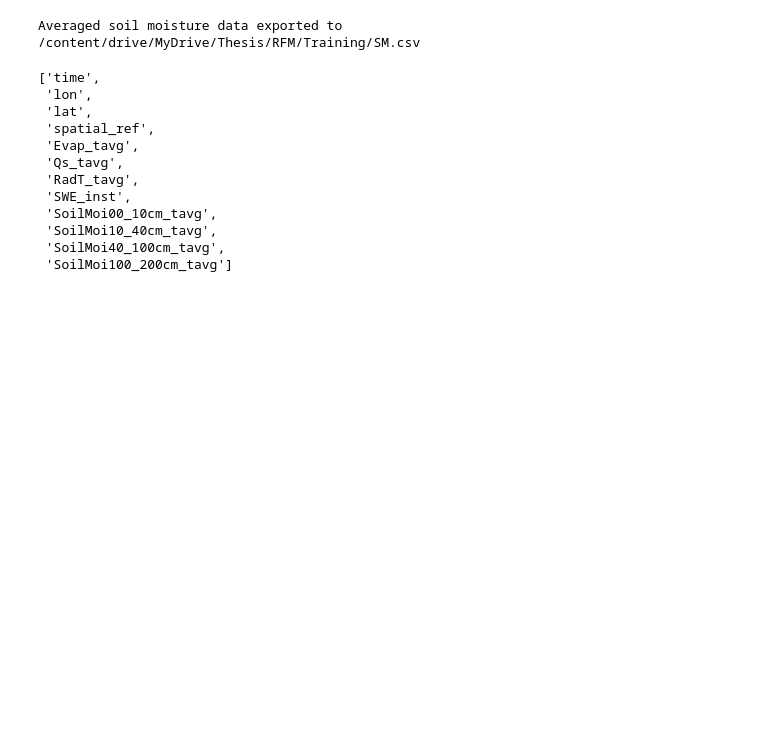
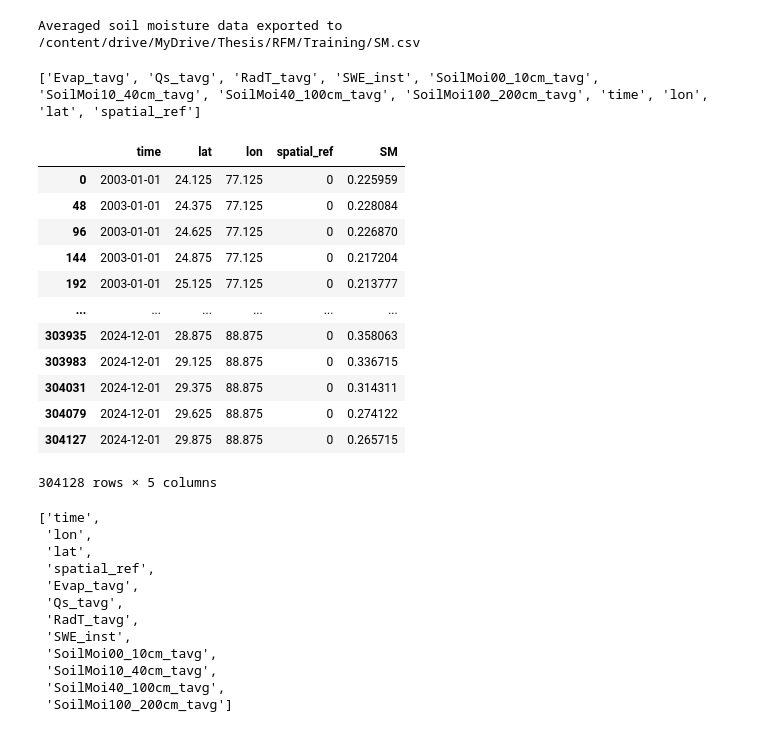
Before and after one commit to AshHydroCoder/GRACE-Downscaler, a Jupyter notebook: Making_raw_files_for_RFM.ipynb, the cells around one changed output. Drawn from its saved outputs; the diff is of its cells as text; code cells hidden in the pictures; blank space fills up the shorter version.

```diff
--- a/Making_raw_files_for_RFM.ipynb
+++ b/Making_raw_files_for_RFM.ipynb
@@ -528,6 +529,49 @@ df_mean.to_csv(output_file, index=False)
 print(f"Averaged soil moisture data exported to {output_file}")
 # %% [output]
 Averaged soil moisture data exported to /content/drive/MyDrive/Thesis/RFM/Training/SM.csv
+# %%
+#different way to export the average
+# Save the regridded data to a NetCDF file
+vars = [variable for variable in FLDAS_regrid.variables]
+print(vars)
+vars[8:12]
+dynamic_vars = {}
+for i in range(4, 8):
+    dynamic_vars["iget" + vars[i]] = FLDAS_regrid[vars[i]]
+average_data_array = None
+
+# Loop through each DataArray in the dictionary and compute the mean
+for key, da in dynamic_vars.items():
+    if average_data_array is None:
+        average_data_array = da
+    else:
+        average_data_array += da
+average_data_array /= len(dynamic_vars)
+average_data_array.name = "SM"
+average_data_array
+SM_df = average_data_array.to_dataframe().reset_index()
+SM_df = SM_df.sort_values(by=['time', 'lon'])
+
+#SM_df_drop = SM_df.drop(columns=['time','lat','lon'])
+path = f'/content/drive/MyDrive/Thesis/RFM/Training/SM1.csv'
+os.makedirs(os.path.dirname(path), exist_ok=True)
+SM_df.to_csv(path,index = False)
+SM_df
+# %% [output]
+['Evap_tavg', 'Qs_tavg', 'RadT_tavg', 'SWE_inst', 'SoilMoi00_10cm_tavg', 'SoilMoi10_40cm_tavg', 'SoilMoi40_100cm_tavg', 'SoilMoi100_200cm_tavg', 'time', 'lon', 'lat', 'spatial_ref']
+|  | time | lat | lon | spatial_ref | SM |
+| 0 | 2003-01-01 | 24.125 | 77.125 | 0 | 0.225959 |
+| 48 | 2003-01-01 | 24.375 | 77.125 | 0 | 0.228084 |
+| 96 | 2003-01-01 | 24.625 | 77.125 | 0 | 0.226870 |
+| 144 | 2003-01-01 | 24.875 | 77.125 | 0 | 0.217204 |
+| 192 | 2003-01-01 | 25.125 | 77.125 | 0 | 0.213777 |
+| ... | ... | ... | ... | ... | ... |
+| 303935 | 2024-12-01 | 28.875 | 88.875 | 0 | 0.358063 |
+| 303983 | 2024-12-01 | 29.125 | 88.875 | 0 | 0.336715 |
+| 304031 | 2024-12-01 | 29.375 | 88.875 | 0 | 0.314311 |
+| 304079 | 2024-12-01 | 29.625 | 88.875 | 0 | 0.274122 |
+| 304127 | 2024-12-01 | 29.875 | 88.875 | 0 | 0.265715 |
+304128 rows × 5 columns
 # %%
 variables = list(FLDAS_regrid.variables)
 variables
```
Also changed, not shown: parts of 5 cells of this notebook.
